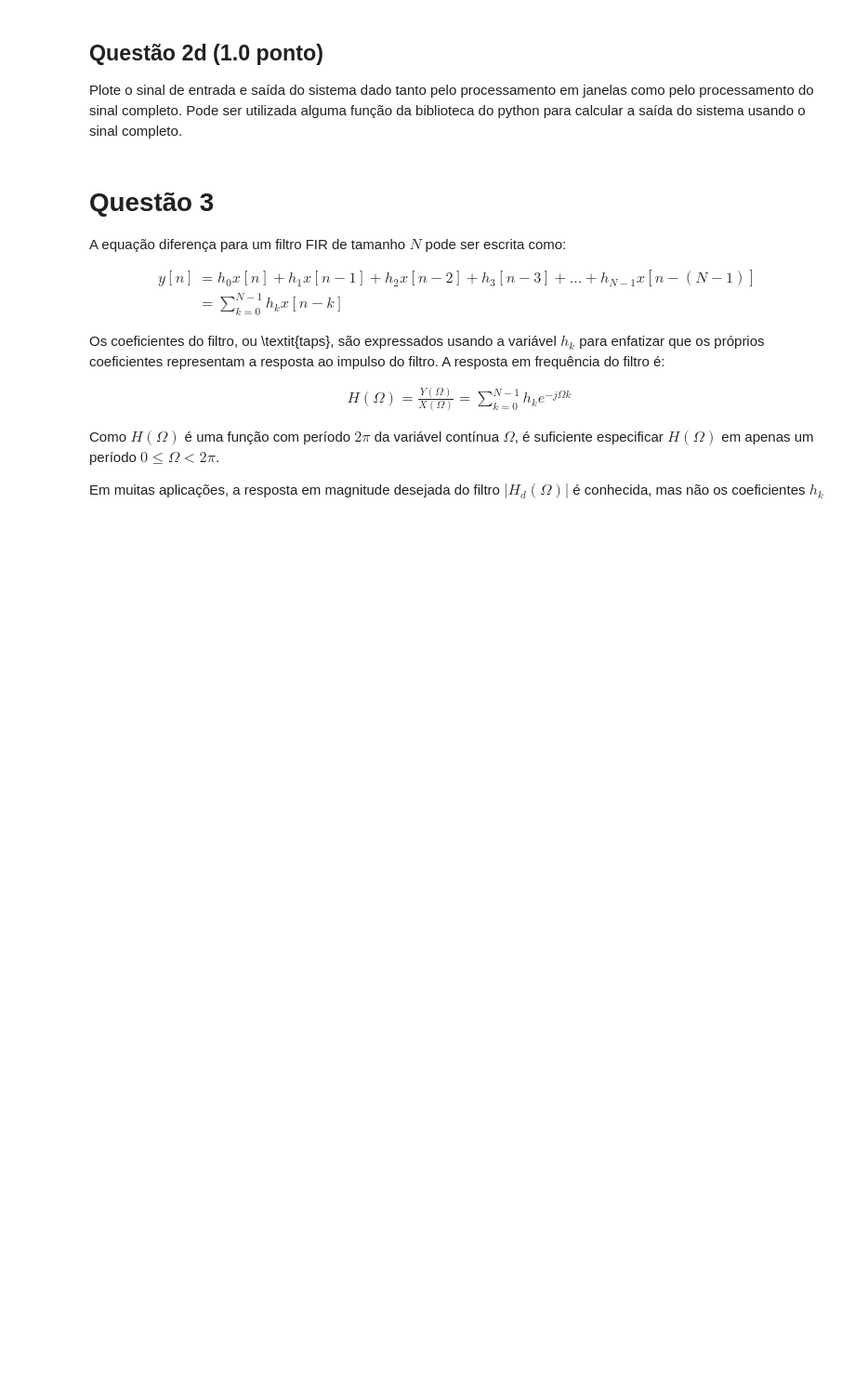
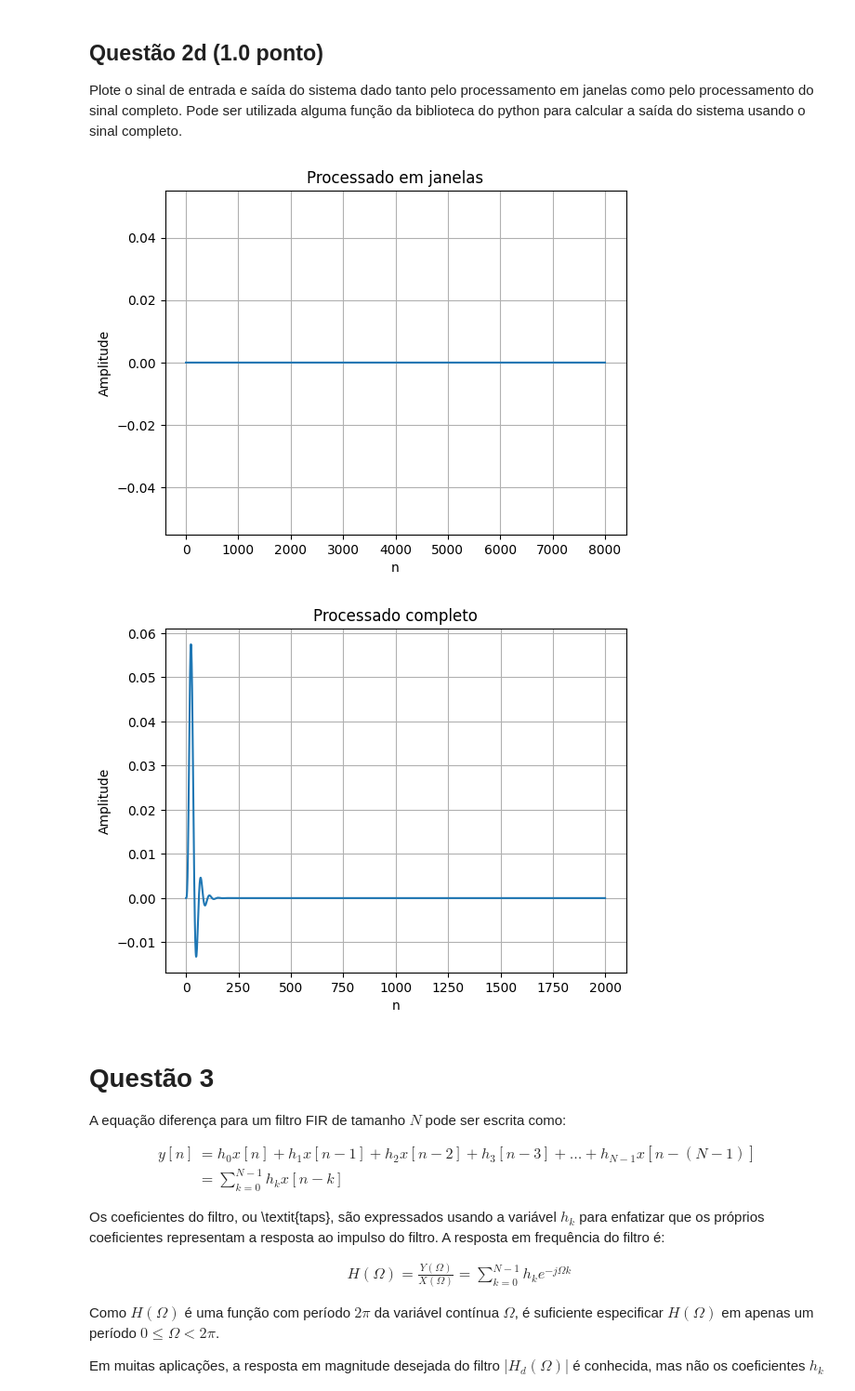
Before and after one commit to CristianoCTS/SSTD, a Jupyter notebook: Projeto-4/211028050-projeto4.ipynb, the cells around one changed output. Shown at 93% size. Cells and saved outputs as stored; diff of their text form; code cells hidden in the pictures; blank space fills up the shorter version.

```diff
--- a/Projeto-4/211028050-projeto4.ipynb
+++ b/Projeto-4/211028050-projeto4.ipynb
@@ -212,3 +234,10 @@ Escreva uma função para processar uma janela de $N$ amostras do sinal desejado
+# %%
+def janela(sinal, filtro, Famostragem, posiçao_janela):
+
+    i = posiçao_janela*Famostragem
+    transformada = fft(sinal[i:i + Famostragem])
+    sinal_filtrado = np.fft.ifft(transformada * filtro[:len(transformada)])
+    return sinal_filtrado
 # %% [markdown]
 ## Questão 2c (1.0  ponto)
 
@@ -220,3 +245,13 @@ sinal = np.loadtxt("potencia.txt")
+# %%
+def overlap_add(sinal, filtro, Famostragem, overlap):
+    saida = np.zeros(len(sinal))
+
+    for i in np.arange(0, len(sinal), (Famostragem*(1-overlap))):
+        i = int(i)
+        janela_filtrada = janela(sinal[i:i+Famostragem], filtro, Famostragem, 0)
+        sinal[i:i+Famostragem] += np.real(janela_filtrada)
+
+    return saida
 # %% [markdown]
 ## Questão 2d (1.0  ponto)
 
@@ -226,3 +259,22 @@ Plote o sinal de entrada e saída do sistema dado tanto pelo processamento em ja
+# %%
+sinal = np.loadtxt("potencia.txt")
+
+plt.title("Processado em janelas")
+plt.plot(overlap_add(sinal, h, Famostragem, 0.5))
+plt.xlabel("n")
+plt.ylabel("Amplitude")
+plt.grid()
+plt.show()
+
+plt.title("Processado completo")
+plt.plot(resposta_impulso)
+plt.xlabel("n")
+plt.ylabel("Amplitude")
+plt.grid()
+plt.show()
+# %% [output]
+[figure, added]
+[figure, added]
 # %% [markdown]
 # Questão 3
 
```
Also changed, not shown: parts of 6 cells of this notebook.
